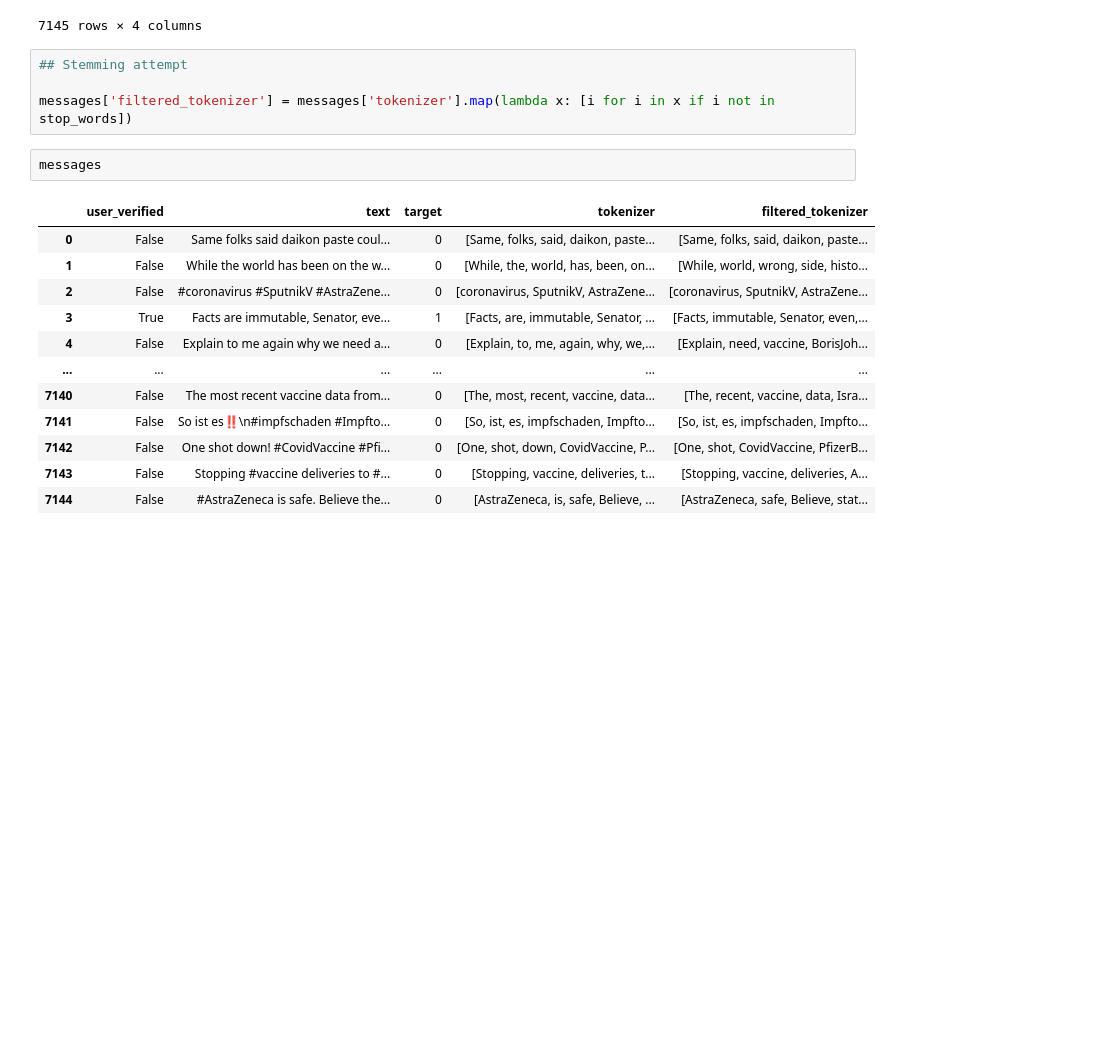
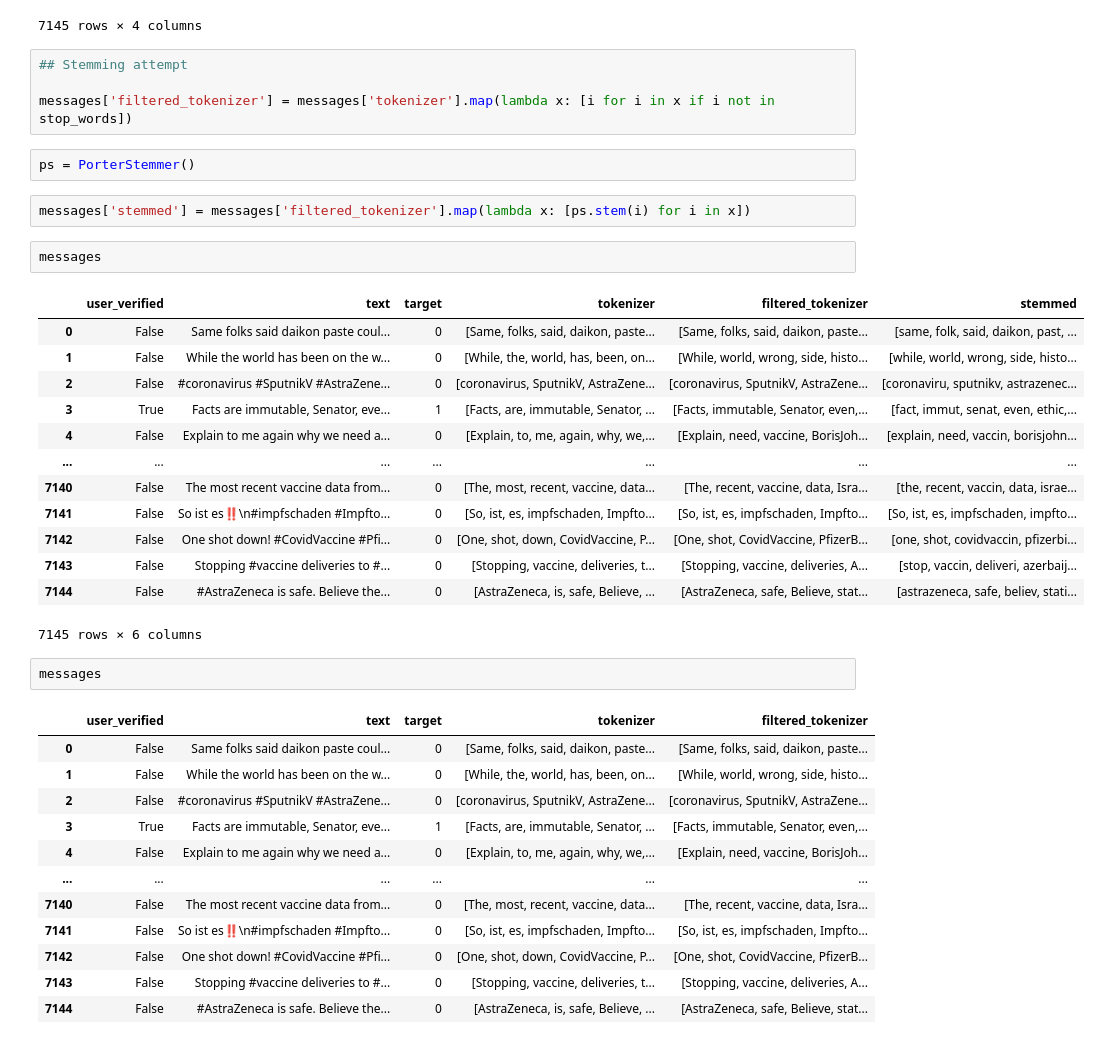
Before and after one commit to Sonora27/pfizer_vaccine_tweets_nlp, a Jupyter notebook: EDA.ipynb, the cells around one changed output. Drawn from its saved outputs; the diff is of its cells as text; blank space fills up the shorter version.

```diff
--- a/EDA.ipynb
+++ b/EDA.ipynb
@@ -110,6 +110,26 @@ messages
 ## Stemming attempt
 
 messages['filtered_tokenizer'] = messages['tokenizer'].map(lambda x: [i for i in x if i not in stop_words])
+# %%
+ps = PorterStemmer()
+# %%
+messages['stemmed'] = messages['filtered_tokenizer'].map(lambda x: [ps.stem(i) for i in x])
+# %%
+messages
+# %% [output]
+|  | user_verified | text | target | tokenizer | filtered_tokenizer | stemmed |
+| 0 | False | Same folks said daikon paste coul... | 0 | [Same, folks, said, daikon, paste... | [Same, folks, said, daikon, paste... | [same, folk, said, daikon, past, ... |
+| 1 | False | While the world has been on the w... | 0 | [While, the, world, has, been, on... | [While, world, wrong, side, histo... | [while, world, wrong, side, histo... |
+| 2 | False | #coronavirus #SputnikV #AstraZene... | 0 | [coronavirus, SputnikV, AstraZene... | [coronavirus, SputnikV, AstraZene... | [coronaviru, sputnikv, astrazenec... |
+| 3 | True | Facts are immutable, Senator, eve... | 1 | [Facts, are, immutable, Senator, ... | [Facts, immutable, Senator, even,... | [fact, immut, senat, even, ethic,... |
+| 4 | False | Explain to me again why we need a... | 0 | [Explain, to, me, again, why, we,... | [Explain, need, vaccine, BorisJoh... | [explain, need, vaccin, borisjohn... |
+| ... | ... | ... | ... | ... | ... | ... |
+| 7140 | False | The most recent vaccine data from... | 0 | [The, most, recent, vaccine, data... | [The, recent, vaccine, data, Isra... | [the, recent, vaccin, data, israe... |
+| 7141 | False | So ist es‼️\n#impfschaden #Impfto... | 0 | [So, ist, es, impfschaden, Impfto... | [So, ist, es, impfschaden, Impfto... | [So, ist, es, impfschaden, impfto... |
+| 7142 | False | One shot down! #CovidVaccine #Pfi... | 0 | [One, shot, down, CovidVaccine, P... | [One, shot, CovidVaccine, PfizerB... | [one, shot, covidvaccin, pfizerbi... |
+| 7143 | False | Stopping #vaccine deliveries to #... | 0 | [Stopping, vaccine, deliveries, t... | [Stopping, vaccine, deliveries, A... | [stop, vaccin, deliveri, azerbaij... |
+| 7144 | False | #AstraZeneca is safe. Believe the... | 0 | [AstraZeneca, is, safe, Believe, ... | [AstraZeneca, safe, Believe, stat... | [astrazeneca, safe, believ, stati... |
+7145 rows × 6 columns
 # %%
 messages
 # %% [output]
```
